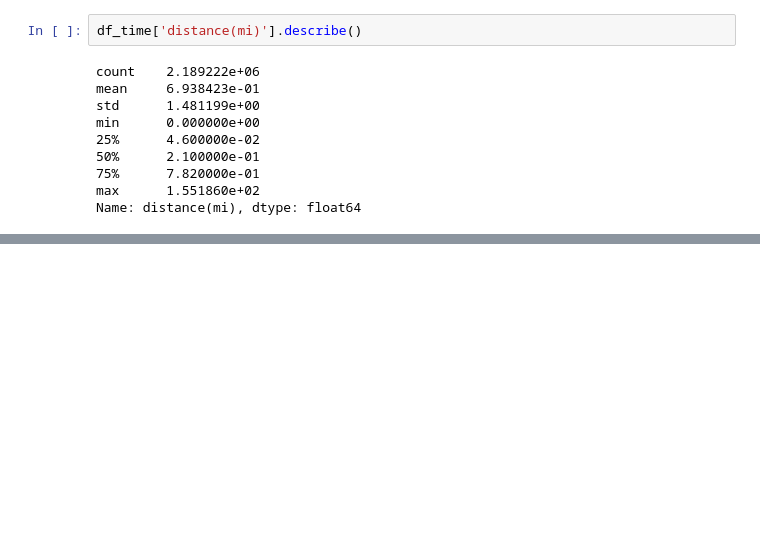
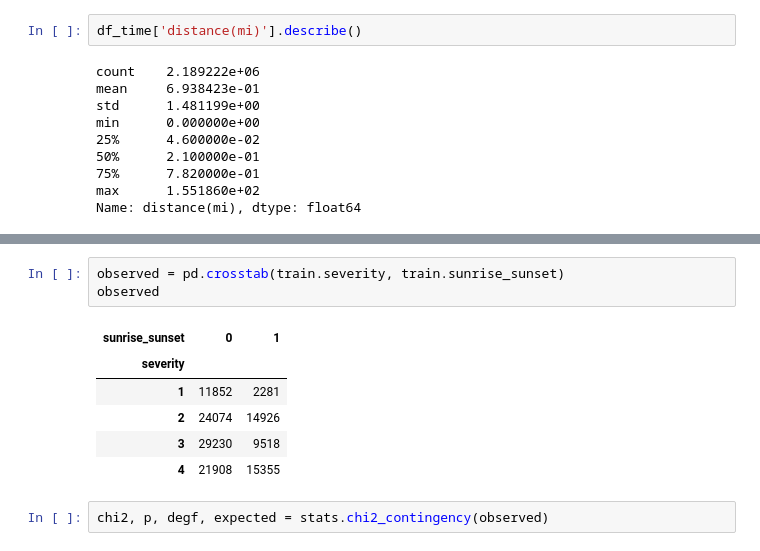
Before and after one commit to dashbringhurst/individual-project, a Jupyter notebook: explore.ipynb, the cells around one changed output, grey strips where cells are left out. Cells and saved outputs as stored; diff of their text form; blank space fills up the shorter version.

```diff
--- a/explore.ipynb
+++ b/explore.ipynb
@@ -990,0 +1084,12 @@ Name: distance(mi), dtype: float64
+# %%
+observed = pd.crosstab(train.severity, train.sunrise_sunset)
+observed
+# %% [output]
+| sunrise_sunset | 0 | 1 |
+| severity |  |  |
+| 1 | 11852 | 2281 |
+| 2 | 24074 | 14926 |
+| 3 | 29230 | 9518 |
+| 4 | 21908 | 15355 |
+# %%
+chi2, p, degf, expected = stats.chi2_contingency(observed)
```
Also changed, not shown: parts of 13 cells of this notebook.
